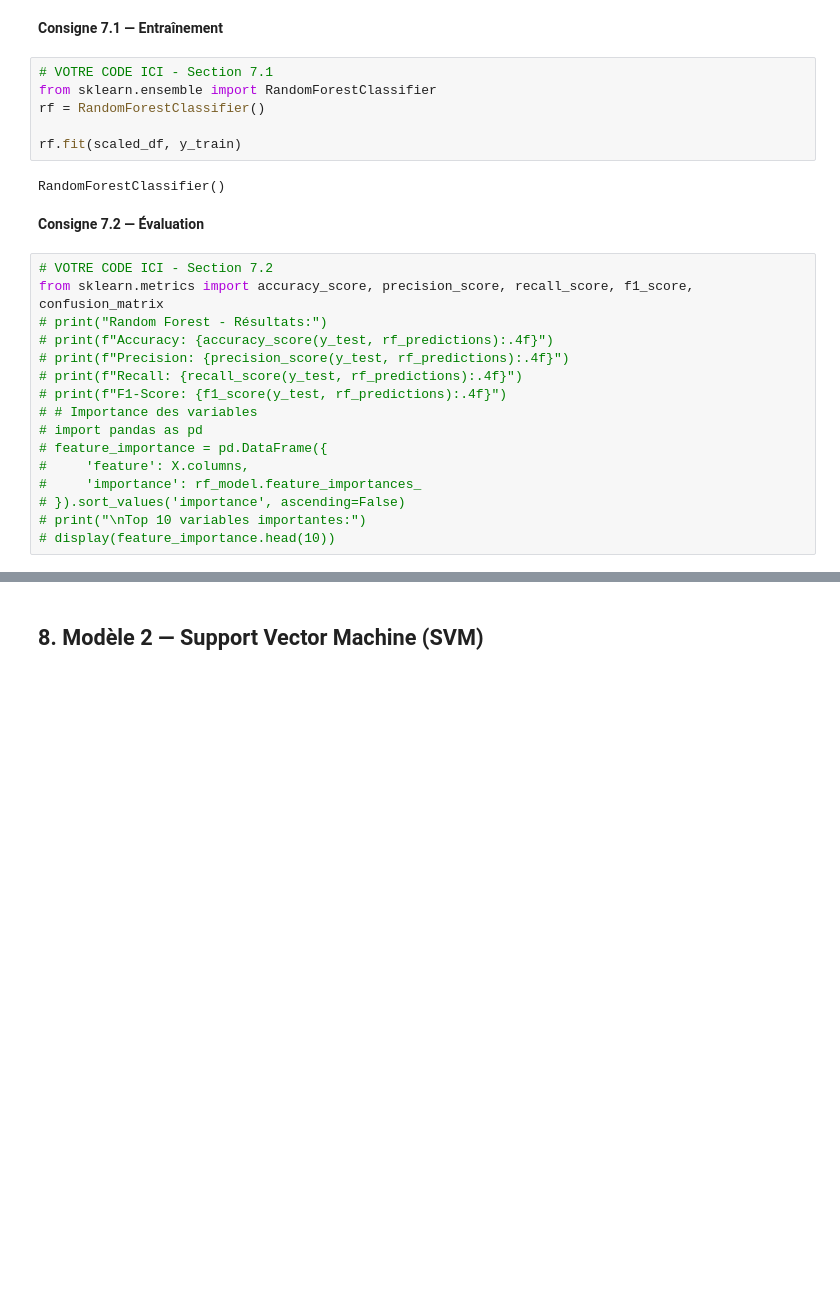
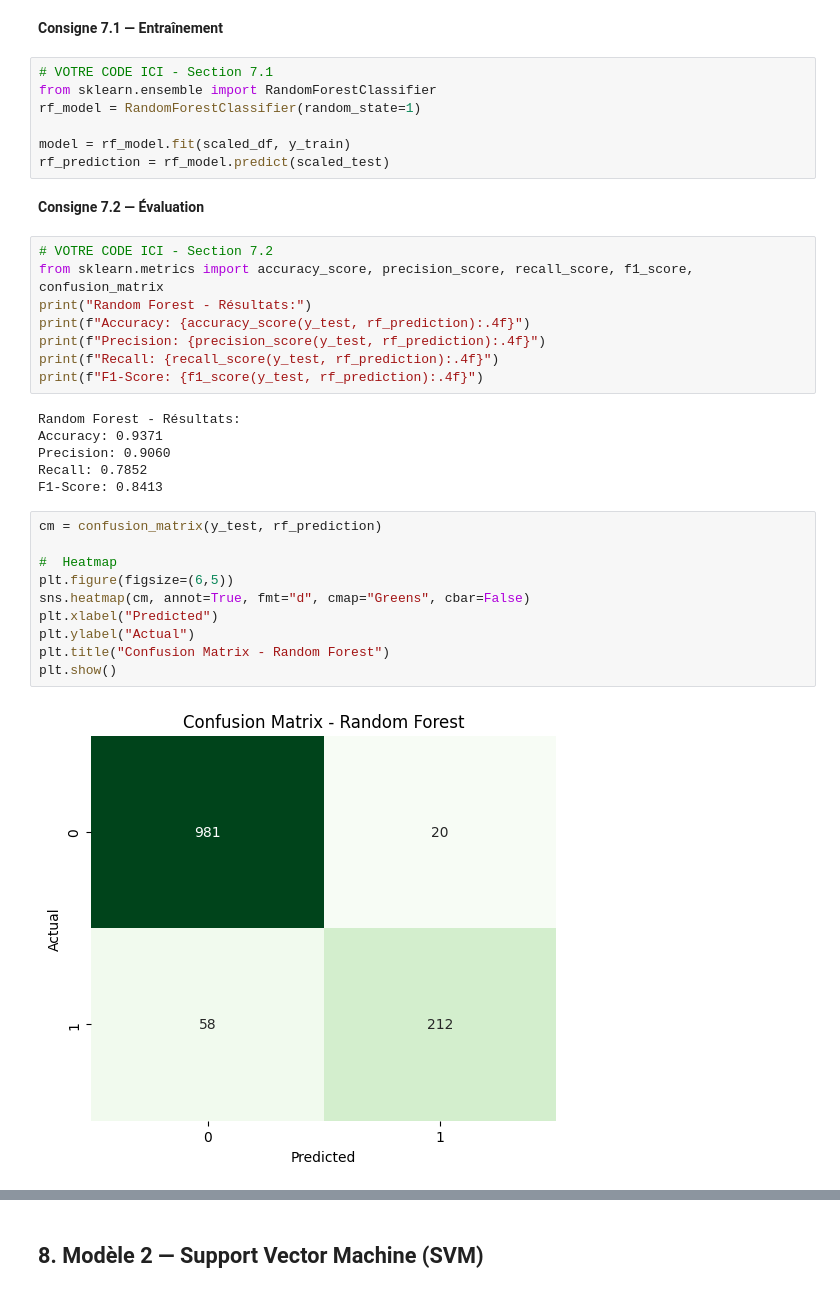
Before and after one commit to 17matb/youtube-trends, a Jupyter notebook: ml_youtube_trends.ipynb, the cells around one changed output, grey strips where cells are left out. Cells and saved outputs as stored; diff of their text form; blank space fills up the shorter version.

```diff
--- a/ml_youtube_trends.ipynb
+++ b/ml_youtube_trends.ipynb
@@ -501,26 +502,35 @@ display(scaled_df)
 # %%
 # VOTRE CODE ICI - Section 7.1
 from sklearn.ensemble import RandomForestClassifier
-rf = RandomForestClassifier()
+rf_model = RandomForestClassifier(random_state=1)
 
-rf.fit(scaled_df, y_train)
+model = rf_model.fit(scaled_df, y_train)
+rf_prediction = rf_model.predict(scaled_test)
-# %% [output]
-RandomForestClassifier()
 # %% [markdown]
 **Consigne 7.2 — Évaluation**
 # %%
 # VOTRE CODE ICI - Section 7.2
 from sklearn.metrics import accuracy_score, precision_score, recall_score, f1_score, confusion_matrix
-# print("Random Forest - Résultats:")
-# print(f"Accuracy: {accuracy_score(y_test, rf_predictions):.4f}")
-# print(f"Precision: {precision_score(y_test, rf_predictions):.4f}")
-# print(f"Recall: {recall_score(y_test, rf_predictions):.4f}")
-# print(f"F1-Score: {f1_score(y_test, rf_predictions):.4f}")
-# # Importance des variables
-# import pandas as pd
-# feature_importance = pd.DataFrame({
-#     'feature': X.columns,
-#     'importance': rf_model.feature_importances_
-# }).sort_values('importance', ascending=False)
-# print("\nTop 10 variables importantes:")
-# display(feature_importance.head(10))
+print("Random Forest - Résultats:")
+print(f"Accuracy: {accuracy_score(y_test, rf_prediction):.4f}")
+print(f"Precision: {precision_score(y_test, rf_prediction):.4f}")
+print(f"Recall: {recall_score(y_test, rf_prediction):.4f}")
+print(f"F1-Score: {f1_score(y_test, rf_prediction):.4f}")
+# %% [output]
+Random Forest - Résultats:
+Accuracy: 0.9371
+Precision: 0.9060
+Recall: 0.7852
+F1-Score: 0.8413
+# %%
+cm = confusion_matrix(y_test, rf_prediction)
+
+#  Heatmap
+plt.figure(figsize=(6,5))
+sns.heatmap(cm, annot=True, fmt="d", cmap="Greens", cbar=False)
+plt.xlabel("Predicted")
+plt.ylabel("Actual")
+plt.title("Confusion Matrix - Random Forest")
+plt.show()
+# %% [output]
+[figure, added]
```
Also changed, not shown: parts of 10 cells of this notebook, 2 other files.
